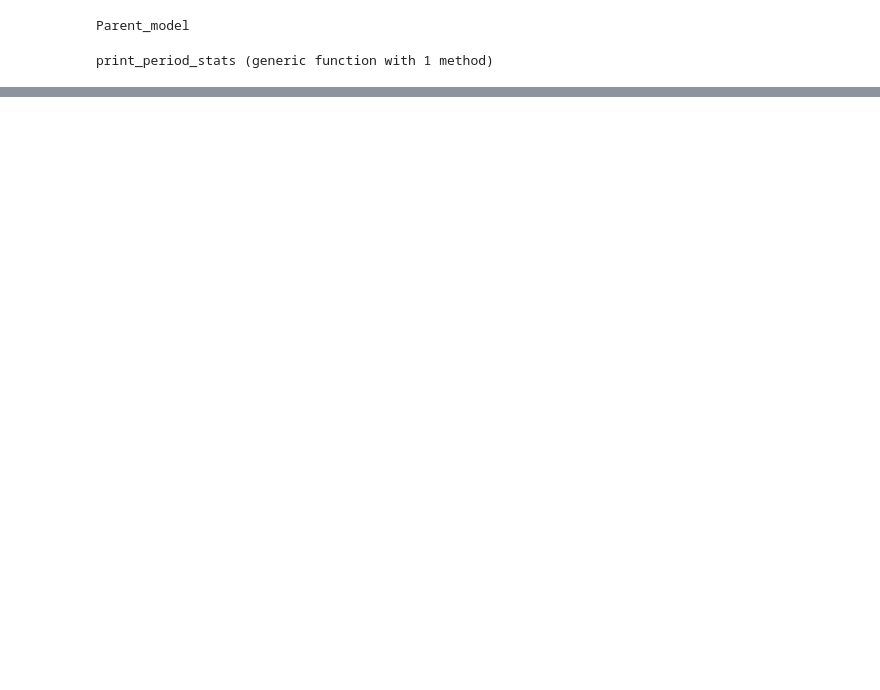
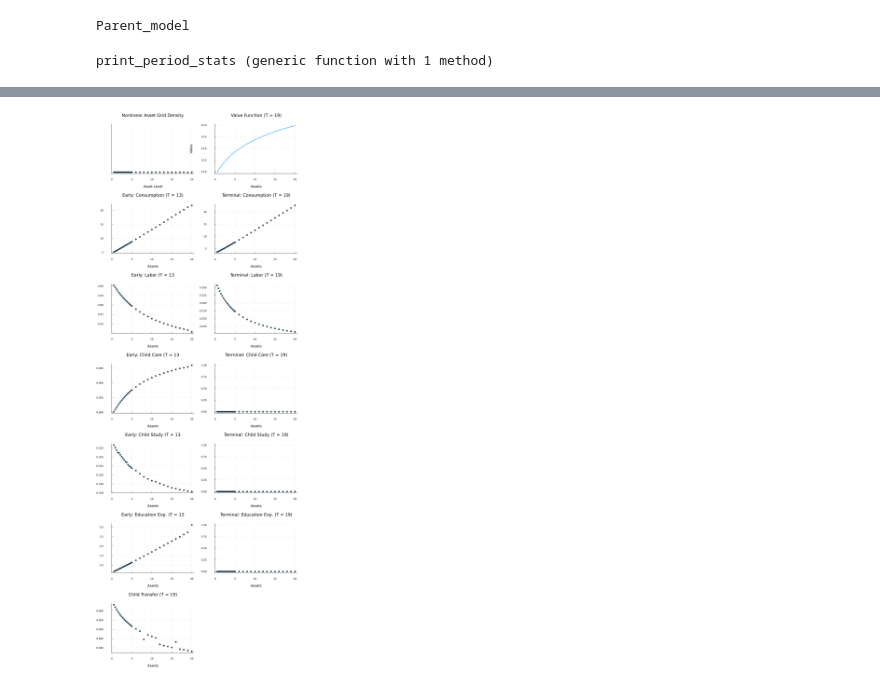
Before and after one commit to Ali-Iranpour/Structural-estimation, a Jupyter notebook: Combined Models/Full Model/Parent_OLG.ipynb, the cells around one changed output, grey strips where cells are left out. Cells and saved outputs as stored; diff of their text form; code cells hidden in the pictures; blank space fills up the shorter version.

```diff
--- a/Combined Models/Full Model/Parent_OLG.ipynb
+++ b/Combined Models/Full Model/Parent_OLG.ipynb
@@ -767,0 +1010,91 @@ Stacktrace:
+# %%
+# Indices
+k_mid = Int(ceil(length(model_baseline.k_grid) / 2))
+hc_mid = Int(ceil(length(model_baseline.hc_grid) / 2))
+T_terminal = 19
+t_early = 13
+a_grid = model_baseline.a_grid
+
+# 1. Nonlinear asset grid
+p1 = scatter(
+    a_grid, zeros(length(a_grid));
+    xlabel = "Asset Level", yticks = [],
+    title = "Nonlinear Asset Grid Density",
+    markersize = 3, legend = false)
+
+p2 = plot(
+    a_grid, model_baseline.sol_v[T_terminal, :, k_mid, hc_mid];
+    xlabel = "Assets", ylabel = "Value",
+    title = "Value Function (T = $(T_terminal))",
+    label = "Vₜ(a)", linewidth = 2)
+
+# 2. Consumption
+p3 = scatter(
+    a_grid, model_baseline.sol_c[t_early, :, k_mid, hc_mid];
+    xlabel = "Assets", ylabel = "Consumption",
+    title = "Early: Consumption (T = $(t_early))", label = "cₜ(a)", markersize = 3)
+p4 = scatter(
+    a_grid, model_baseline.sol_c[T_terminal, :, k_mid, hc_mid];
+    xlabel = "Assets", ylabel = "",
+    title = "Terminal: Consumption (T = $(T_terminal))", label = "cₜ(a)", markersize = 3)
+
+# 3. Labor
+p5 = scatter(
+    a_grid, model_baseline.sol_h[t_early, :, k_mid, hc_mid];
+    xlabel = "Assets", ylabel = "Labor",
+    title = "Early: Labor (T = $(t_early)", label = "hₜ(a)", markersize = 3)
+p6 = scatter(
+    a_grid, model_baseline.sol_h[T_terminal, :, k_mid, hc_mid];
+    xlabel = "Assets", ylabel = "",
+    title = "Terminal: Labor (T = $(T_terminal))", label = "hₜ(a)", markersize = 3)
+
+# 4. Child care time
+p7 = scatter(
+    a_grid, model_baseline.sol_t[t_early, :, k_mid, hc_mid];
+    xlabel = "Assets", ylabel = "Child Care",
+    title = "Early: Child Care (T = $(t_early)", label = "tₜ(a)", markersize = 3)
+p8 = scatter(
+    a_grid, model_baseline.sol_t[T_terminal, :, k_mid, hc_mid];
+    xlabel = "Assets", ylabel = "",
+    title = "Terminal: Child Care (T = $(T_terminal))", label = "tₜ(a)", markersize = 3)
+
+# 5. Education expenditure
+p9 = scatter(
+    a_grid, model_baseline.sol_e[t_early, :, k_mid, hc_mid];
+    xlabel = "Assets", ylabel = "Education Exp.",
+    title = "Early: Education Exp. (T = $(t_early)", label = "eₜ(a)", markersize = 3)
+p10 = scatter(
+    a_grid, model_baseline.sol_e[T_terminal, :, k_mid, hc_mid];
+    xlabel = "Assets", ylabel = "",
+    title = "Terminal: Education Exp. (T = $(T_terminal))", label = "eₜ(a)", markersize = 3)
+
+# 6. Child study time (i_c)
+p11 = scatter(
+    a_grid, model_baseline.sol_i[t_early, :, k_mid, hc_mid];
+    xlabel = "Assets", ylabel = "Child Study",
+    title = "Early: Child Study (T = $(t_early)", label = "iₜ(a)", markersize = 3)
+p12 = scatter(
+    a_grid, model_baseline.sol_i[T_terminal, :, k_mid, hc_mid];
+    xlabel = "Assets", ylabel = "",
+    title = "Terminal: Child Study (T = $(T_terminal))", label = "iₜ(a)", markersize = 3)
+
+p13 = scatter(a_grid, model_baseline.sol_b[18, :,k_mid, hc_mid];
+         xlabel = "Assets", ylabel = "terminal assets",
+         title = "Child Transfer (T = $(T_terminal))", markersize = 3)
+
+# Combine all plots into a 6×2 grid
+plot(
+    p1,  p2,
+    p3,  p4,
+    p5,  p6,
+    p7,  p8,
+    p11, p12,
+    p9,  p10,
+    p13,
+    layout = (7, 2),
+    size = (1000, 2700),
+    margin = 5mm,
+    legend = false
+)
+# %% [output]
+[figure, added]
```
Also changed, not shown: parts of 8 cells of this notebook, 1 other file.
